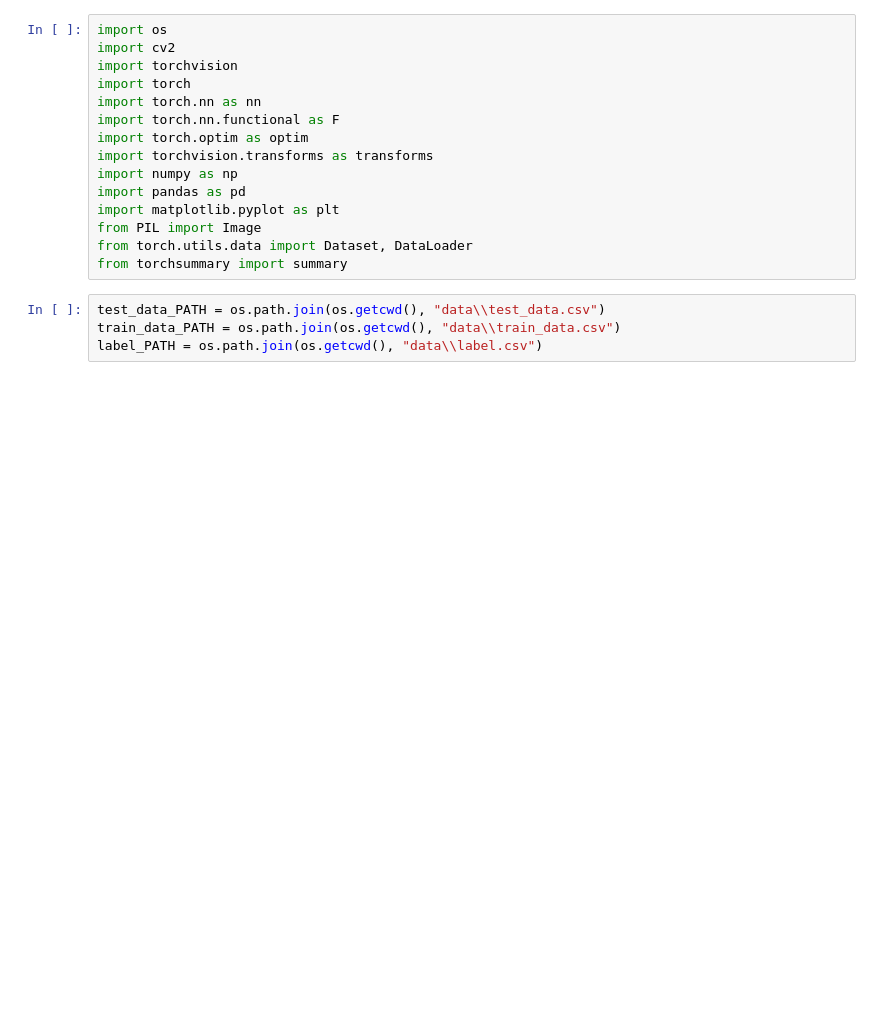
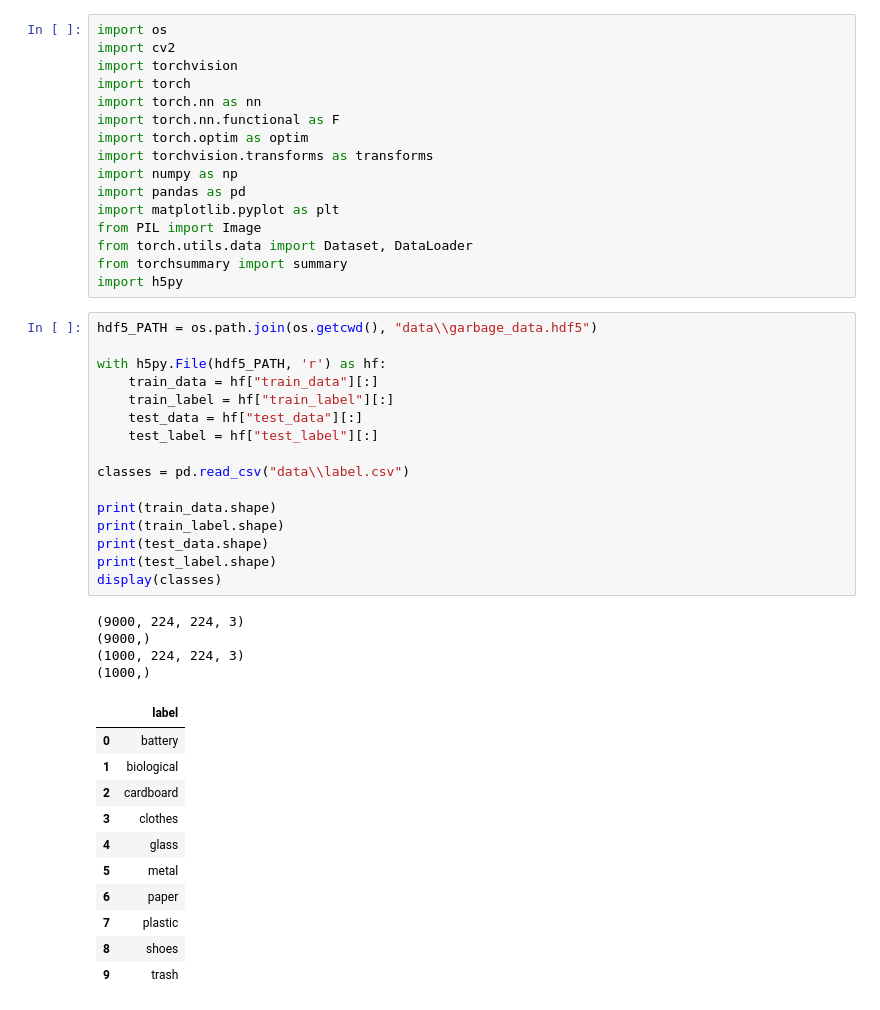
Before and after one commit to hyunwook990/garbage_classification_vgg16, a Jupyter notebook: garbage_guru.ipynb, the cells around one changed output. Drawn from its saved outputs; the diff is of its cells as text; blank space fills up the shorter version.

```diff
--- a/garbage_guru.ipynb
+++ b/garbage_guru.ipynb
@@ -13,7 +13,36 @@ import matplotlib.pyplot as plt
 from PIL import Image
 from torch.utils.data import Dataset, DataLoader
 from torchsummary import summary
+import h5py
 # %%
-test_data_PATH = os.path.join(os.getcwd(), "data\\test_data.csv")
-train_data_PATH = os.path.join(os.getcwd(), "data\\train_data.csv")
-label_PATH = os.path.join(os.getcwd(), "data\\label.csv")
+hdf5_PATH = os.path.join(os.getcwd(), "data\\garbage_data.hdf5")
+
+with h5py.File(hdf5_PATH, 'r') as hf:
+    train_data = hf["train_data"][:]
+    train_label = hf["train_label"][:]
+    test_data = hf["test_data"][:]
+    test_label = hf["test_label"][:]
+
+classes = pd.read_csv("data\\label.csv")
+
+print(train_data.shape)
+print(train_label.shape)
+print(test_data.shape)
+print(test_label.shape)
+display(classes)
+# %% [output]
+(9000, 224, 224, 3)
+(9000,)
+(1000, 224, 224, 3)
+(1000,)
+|  | label |
+| 0 | battery |
+| 1 | biological |
+| 2 | cardboard |
+| 3 | clothes |
+| 4 | glass |
+| 5 | metal |
+| 6 | paper |
+| 7 | plastic |
+| 8 | shoes |
+| 9 | trash |
```
Also changed, not shown: parts of 12 cells of this notebook, 1 other file.
